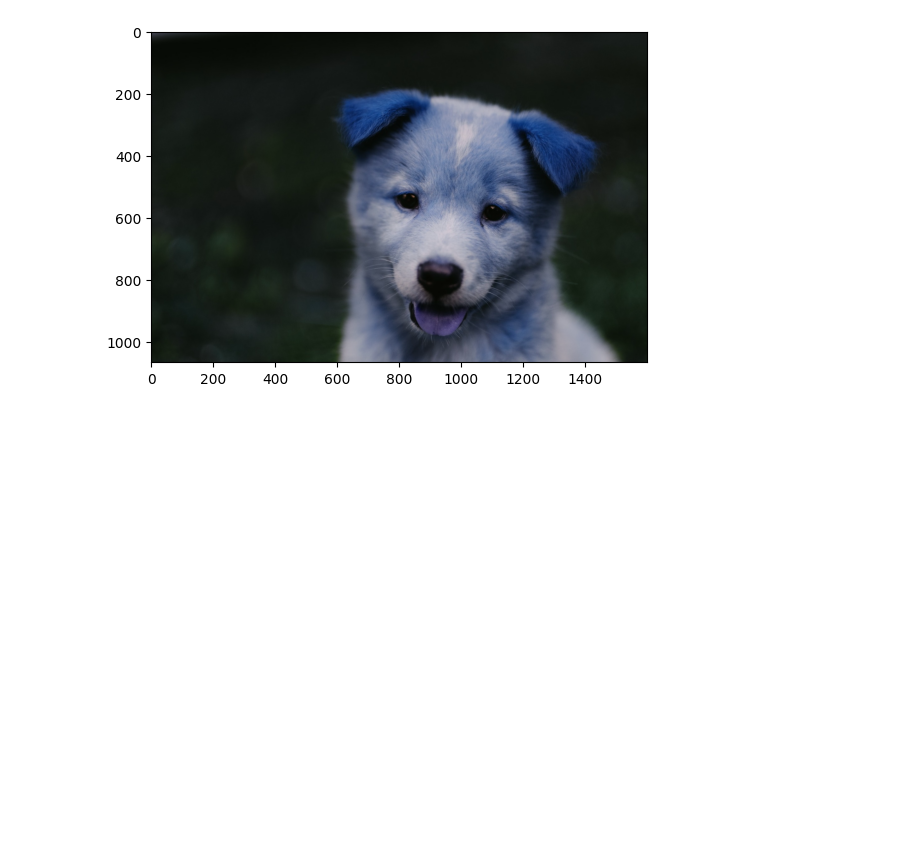
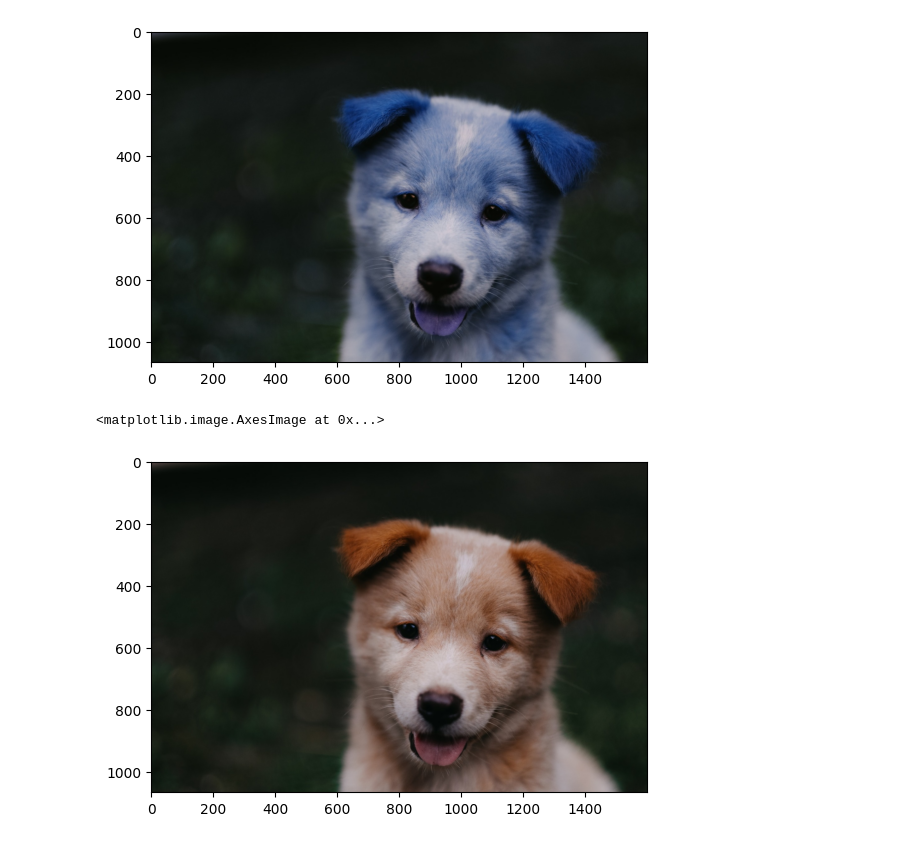
Before and after one commit to robotjaol/dummy_vision, a Jupyter notebook: experimental/colorSpace.ipynb, the cells around one changed output. Saved outputs shown, nothing was run; the diff lists cells and outputs as text; code cells hidden in the pictures; blank space fills up the shorter version.

```diff
--- a/experimental/colorSpace.ipynb
+++ b/experimental/colorSpace.ipynb
@@ -13,3 +14,11 @@ plt.imshow(img)
 # %% [output]
 <matplotlib.image.AxesImage at 0x...>
 [figure]
+# %%
+# now convert to RGB format
+
+img1 = cv2.cvtColor(img,cv2.COLOR_BGR2RGB)
+plt.imshow(img1)
+# %% [output]
+<matplotlib.image.AxesImage at 0x...>
+[figure, added]
```
Also changed, not shown: parts of 4 cells of this notebook, 1 other file.
